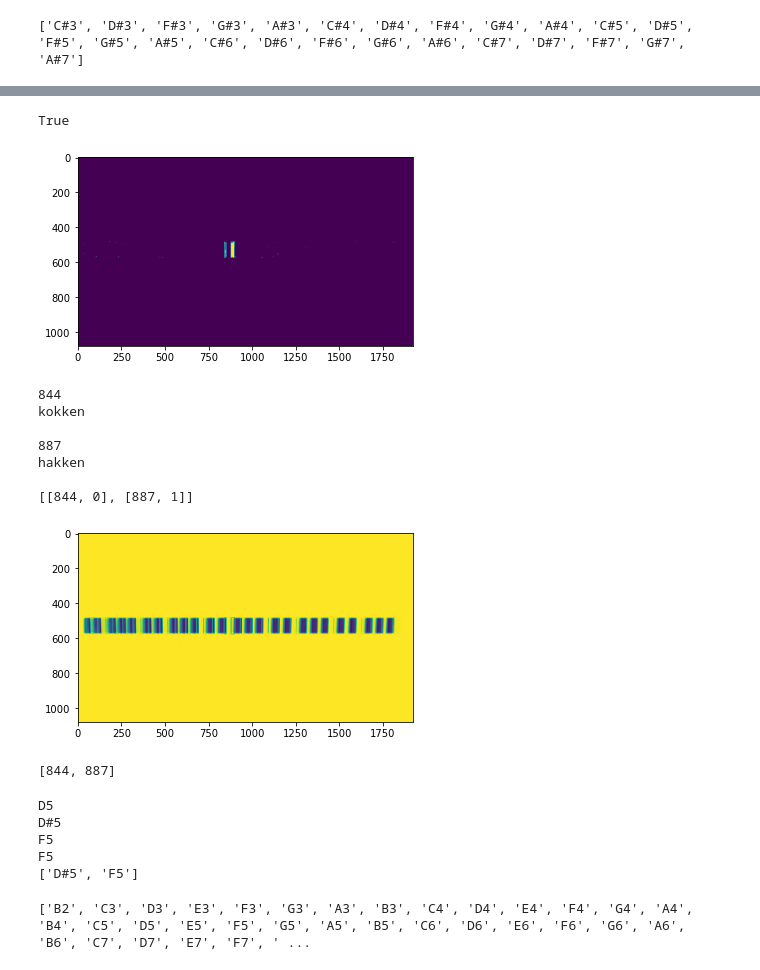
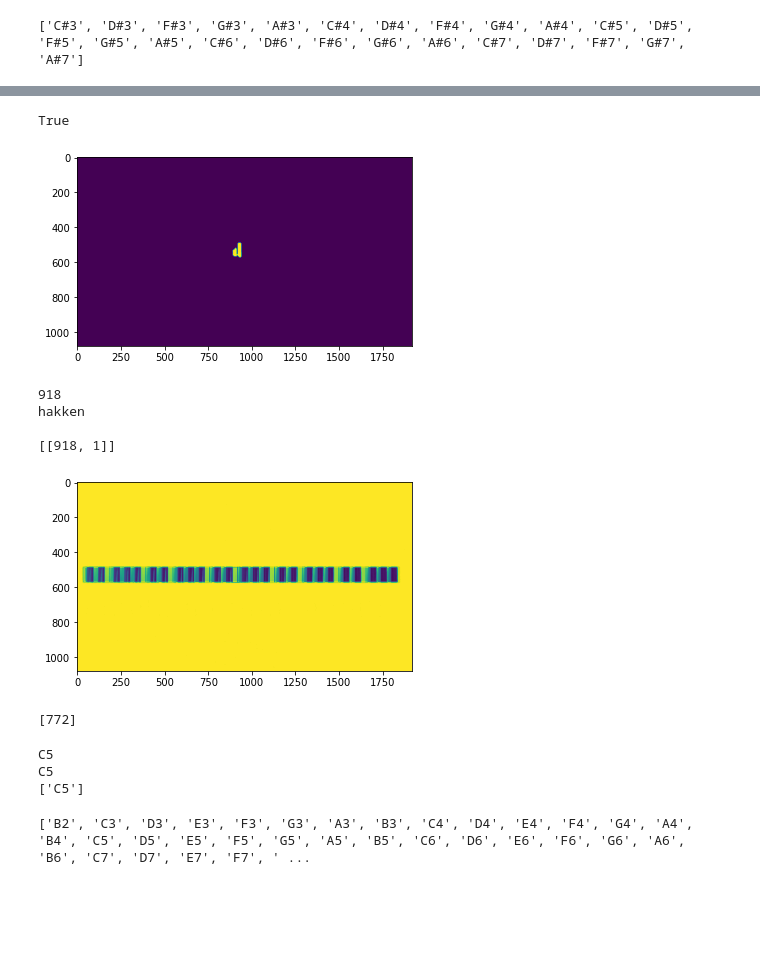
Before and after one commit to rasseimu/kakenkeyboard, a Jupyter notebook: keyboard/doremi_ok.ipynb, the cells around one changed output, grey strips where cells are left out. Cells and saved outputs as stored; diff of their text form; code cells hidden in the pictures; blank space fills up the shorter version.

```diff
--- a/keyboard/doremi_ok.ipynb
+++ b/keyboard/doremi_ok.ipynb
@@ -450,7 +450,7 @@ print(img_1_gray.shape)
 img_1 = cv2.bitwise_or(img_1_gray, im_mask)
 
 #比較したい画像を入力
-img_2 = cv2.imread('./imagefile/tryout/img_066.jpg',1)
+img_2 = cv2.imread('./imagefile/tryout/img_151.jpg',1)
 img_2_gray = cv2.cvtColor(img_2, cv2.COLOR_BGR2GRAY)
 print(img_2_gray.shape)
 img_2 = cv2.bitwise_or(img_2_gray, im_mask)
@@ -472,13 +472,23 @@ plt.imshow(img_th)
 # %%
  # アパーチャーサイズ 3, 5, or 7 など 1 より大きい奇数。数値が大きいほどぼかしが出る。
 ksize=3
 #中央値フィルタ
 img_mask = cv2.medianBlur(img_th,ksize)
+# 近傍の定義
+neiborhood = np.array([[0, 1, 0],[1, 1, 1],[0, 1, 0]],
+             np.uint8)
+
+# 収縮
+#img_mask = cv2.erode(img_th,neiborhood,iterations=6)
+# 膨張
+#img_mask = cv2.dilate(img_mask,neiborhood,iterations=6)
+
+
 plt.imshow(img_mask)
 cv2.imwrite("./after/sa.jpg",img_mask)
 # %% [output]
 True
-[figure, old version]
+[figure, new version]
 # %%
 #輪郭を検出
 contours, hierarchy = cv2.findContours(img_mask, cv2.RETR_EXTERNAL, cv2.CHAIN_APPROX_SIMPLE)
@@ -520,14 +530,11 @@ for i,cnt in enumerate(contours):
 plt.imshow(img_1)
 print(testarray)
 # %% [output]
-844
-kokken
-
-887
+918
 hakken
 
-[[844, 0], [887, 1]]
+[[918, 1]]
-[figure, old version]
+[figure, new version]
 # %%
 cx=[]
 #cy=[]
@@ -542,7 +549,7 @@ while i<len(testarray):
     i+=1
 print(cx)
 # %% [output]
-[844, 887]
+[772]
 # %%
 cy=500#(仮)
 #cv2.rectangle(img_2,(cx,cy),(cx+1,cy+1),(0,255,0),3)
@@ -569,11 +576,9 @@ while j<len(cx):
     j+=1
 print(keyinfo)
 # %% [output]
-D5
-D#5
-F5
-F5
-['D#5', 'F5']
+C5
+C5
+['C5']
 # %%
 #01に変換
 bothdoremi=hakkendoremi+kokkendoremi
```
Also changed, not shown: parts of 18 cells of this notebook.
